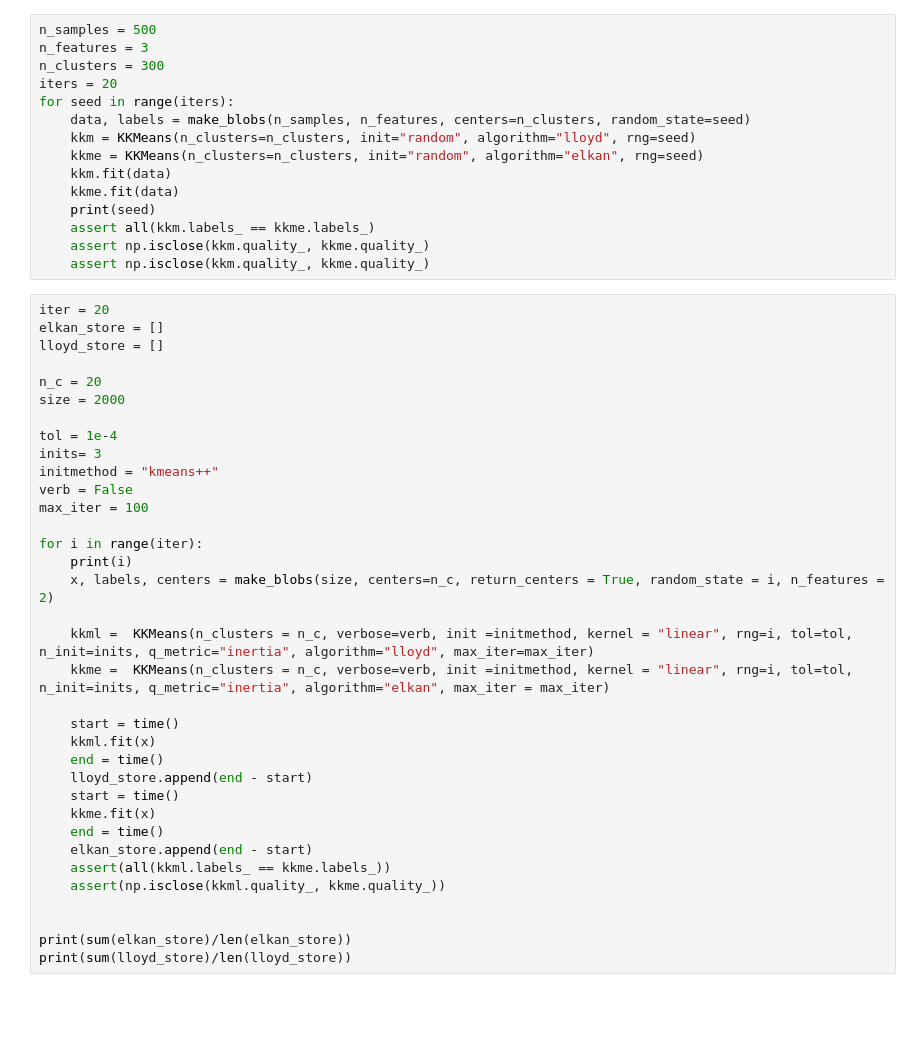
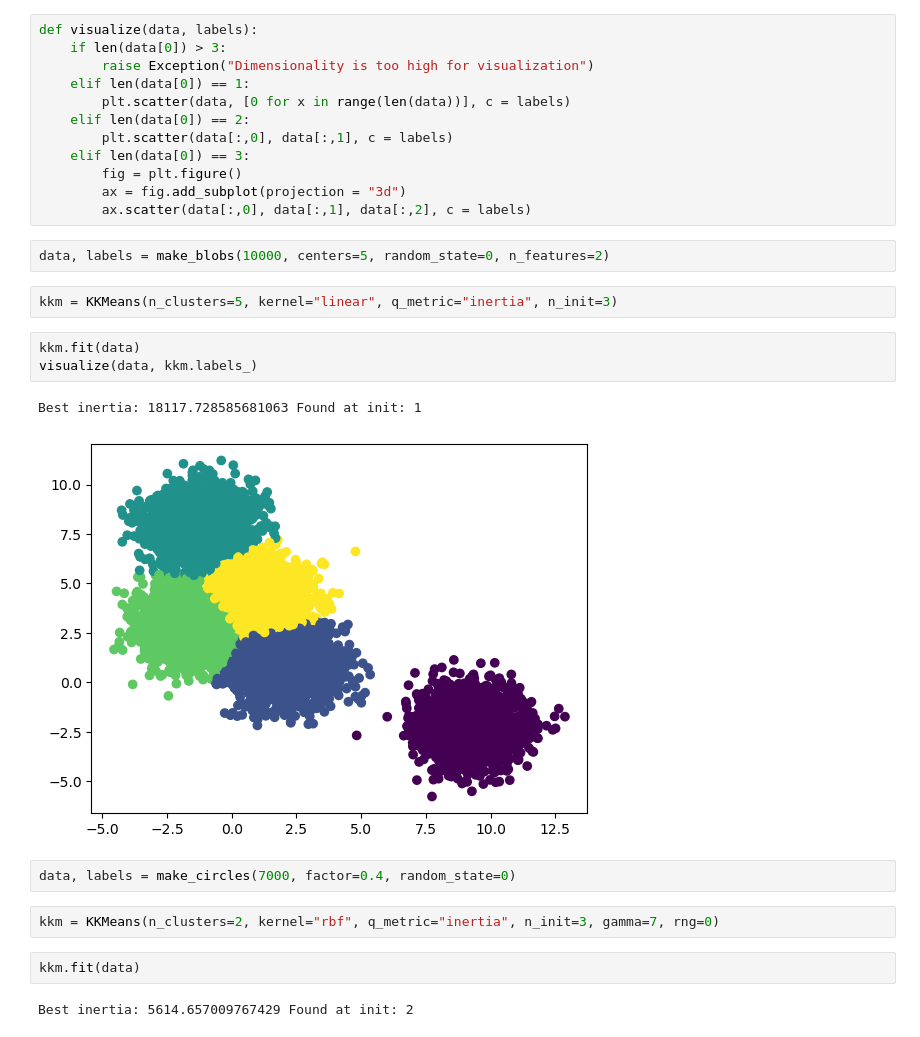
Before and after one commit to bauxn/kernel-kmeans, a Jupyter notebook: demo.ipynb, the cells around one changed output. Cells and saved outputs as stored; diff of their text form; blank space fills up the shorter version.

```diff
--- a/demo.ipynb
+++ b/demo.ipynb
@@ -9,50 +9,30 @@ from sklearn.cluster import KMeans
-# %%
-n_samples = 500
-n_features = 3
-n_clusters = 300
-iters = 20
-for seed in range(iters):
-    data, labels = make_blobs(n_samples, n_features, centers=n_clusters, random_state=seed)
-    kkm = KKMeans(n_clusters=n_clusters, init="random", algorithm="lloyd", rng=seed)
-    kkme = KKMeans(n_clusters=n_clusters, init="random", algorithm="elkan", rng=seed)
-    kkm.fit(data)
-    kkme.fit(data)
-    print(seed)
-    assert all(kkm.labels_ == kkme.labels_)
-    assert np.isclose(kkm.quality_, kkme.quality_)
-    assert np.isclose(kkm.quality_, kkme.quality_)
-# %%
-iter = 20
-elkan_store = []
-lloyd_store = []
-
-n_c = 20
-size = 2000
-
-tol = 1e-4
-inits= 3
-initmethod = "kmeans++"
-verb = False
-max_iter = 100
-
-for i in range(iter):
-    print(i)
-    x, labels, centers = make_blobs(size, centers=n_c, return_centers = True, random_state = i, n_features = 2)
-
-    kkml =  KKMeans(n_clusters = n_c, verbose=verb, init =initmethod, kernel = "linear", rng=i, tol=tol, n_init=inits, q_metric="inertia", algorithm="lloyd", max_iter=max_iter)
-    kkme =  KKMeans(n_clusters = n_c, verbose=verb, init =initmethod, kernel = "linear", rng=i, tol=tol, n_init=inits, q_metric="inertia", algorithm="elkan", max_iter = max_iter)
-
-    start = time()
-    kkml.fit(x)
-    end = time()
-    lloyd_store.append(end - start)
-    start = time()
-    kkme.fit(x)
-    end = time()
-    elkan_store.append(end - start)
-    assert(all(kkml.labels_ == kkme.labels_))
-    assert(np.isclose(kkml.quality_, kkme.quality_))
-
-
-print(sum(elkan_store)/len(elkan_store))
-print(sum(lloyd_store)/len(lloyd_store))
+# %%
+def visualize(data, labels):
+    if len(data[0]) > 3:
+        raise Exception("Dimensionality is too high for visualization")
+    elif len(data[0]) == 1:
+        plt.scatter(data, [0 for x in range(len(data))], c = labels)
+    elif len(data[0]) == 2:
+        plt.scatter(data[:,0], data[:,1], c = labels)
+    elif len(data[0]) == 3:
+        fig = plt.figure()
+        ax = fig.add_subplot(projection = "3d")
+        ax.scatter(data[:,0], data[:,1], data[:,2], c = labels)
+# %%
+data, labels = make_blobs(10000, centers=5, random_state=0, n_features=2)
+# %%
+kkm = KKMeans(n_clusters=5, kernel="linear", q_metric="inertia", n_init=3)
+# %%
+kkm.fit(data)
+visualize(data, kkm.labels_)
+# %% [output]
+Best inertia: 18117.728585681063 Found at init: 1
+[figure, added]
+# %%
+data, labels = make_circles(7000, factor=0.4, random_state=0)
+# %%
+kkm = KKMeans(n_clusters=2, kernel="rbf", q_metric="inertia", n_init=3, gamma=7, rng=0)
+# %%
+kkm.fit(data)
+# %% [output]
+Best inertia: 5614.657009767429 Found at init: 2
```
Also changed, not shown: parts of 6 cells of this notebook, 2 other files.
